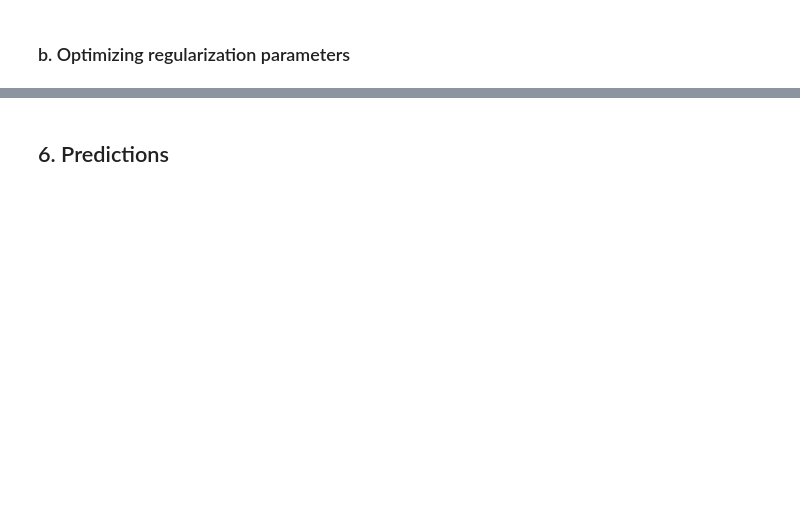
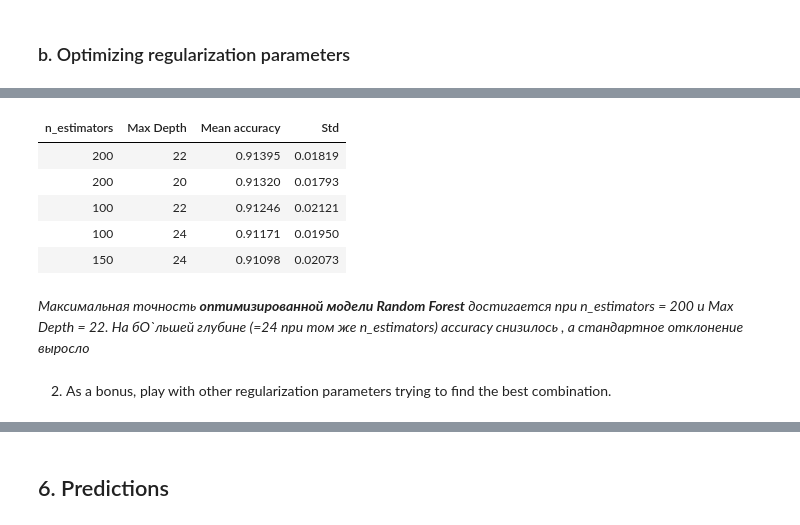
Before and after one commit to RunForJoy/ml-regularization-ensembles-pipelines, a Jupyter notebook: src/ex00/00_regularization.ipynb, the cells around one changed output, grey strips where cells are left out. Saved outputs shown, nothing was run; the diff lists cells and outputs as text; code cells hidden in the pictures; blank space fills up the shorter version.

```diff
--- a/src/ex00/00_regularization.ipynb
+++ b/src/ex00/00_regularization.ipynb
@@ -406,0 +545,22 @@ Wall time: 81.7 ms
+# %%
+%%time
+
+rf_combo_results = []
+
+for depth in range(10, 26, 2):
+    for est in range(50, 250, 50):
+        model = RandomForestClassifier(
+            n_estimators=est, max_depth=depth, random_state=21, n_jobs=-1
+        )
+        cv_res = cross_validate(
+            model, X_train, y_train, cv=skf, scoring="accuracy", n_jobs=-1
+        )
+
+        rf_combo_results.append(
+            {
+                "n_estimators": est,
+                "Max Depth": depth,
+                "Mean accuracy": round(cv_res["test_score"].mean(), 5),
+                "Std": round(cv_res["test_score"].std(), 5),
+            }
+        )
@@ -406,0 +570,18 @@ Wall time: 81.7 ms
+# %%
+df_rf = pd.DataFrame(rf_combo_results)
+df_sorted = df_rf.sort_values(by="Mean accuracy", ascending=False)
+
+df_sorted.head(5).style.highlight_max(
+    subset=["Mean accuracy"], color="lightgreen", axis=0
+).format({"Mean accuracy": "{:.5f}", "Std": "{:.5f}"}).hide(axis="index")
+# %% [output]
+| n_estimators | Max Depth | Mean accuracy | Std |
+| 200 | 22 | 0.91395 | 0.01819 |
+| 200 | 20 | 0.91320 | 0.01793 |
+| 100 | 22 | 0.91246 | 0.02121 |
+| 100 | 24 | 0.91171 | 0.01950 |
+| 150 | 24 | 0.91098 | 0.02073 |
+# %% [markdown]
+*Максимальная точность **оптимизированной модели Random Forest** достигается при n_estimators = 200 и Max Depth = 22. На бО`льшей глубине (=24 при том же n_estimators) accuracy снизилось , а стандартное отклонение выросло*
+# %% [markdown]
+2. As a bonus, play with other regularization parameters trying to find the best combination.
```
Also changed, not shown: parts of 29 cells of this notebook, 1 other file.
